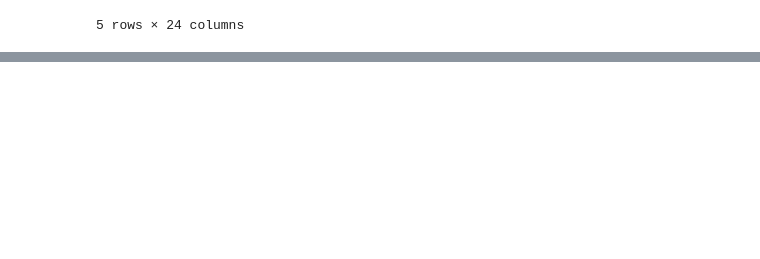
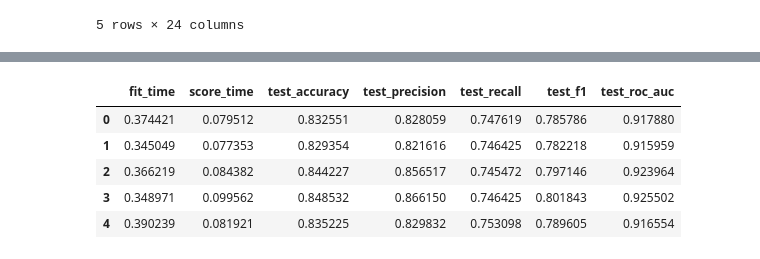
Before and after one commit to danqroz/lifestyle_and_wellbeing, a Jupyter notebook: main.ipynb, the cells around one changed output, grey strips where cells are left out. Cells and saved outputs as stored; diff of their text form; code cells hidden in the pictures; blank space fills up the shorter version.

Commit message:
model created and tunned

```diff
--- a/main.ipynb
+++ b/main.ipynb
@@ -15,0 +140,4 @@ df.head()
+# %%
+to_drop = df[df['DAILY_STRESS'] == '1/1/00'].index
+df.drop(index=to_drop, inplace=True)
+df.head()
@@ -15,0 +177,46 @@ df.head()
+# %%
+cat_pipe = Pipeline(steps=[
+    ('categorical_imputer', SimpleImputer(strategy='constant', fill_value='missing')),
+    ('onehot', OneHotEncoder(handle_unknown='ignore', sparse=False))
+])
+
+num_pipe = Pipeline(steps=[
+    ('numeric_imputer', SimpleImputer(strategy='median'))
+])
+
+processor = ColumnTransformer(
+    transformers=[
+        ("numeric", num_pipe, num_vars),
+        ('categorical', cat_pipe, cat_vars)
+    ], remainder='passthrough'
+)
+
+classifier = Pipeline(steps=[
+    ('col_transf', processor),
+    ('lgbm', LGBMClassifier(n_jobs=-1))
+    ]
+)
+
+X_train, X_test, y_train, y_test = train_test_split(X, y, train_size=.8, stratify=y, random_state=42)
+# %%
+from sklearn.model_selection import cross_validate, StratifiedKFold
+
+skf = StratifiedKFold(n_splits=5, shuffle=True, random_state=42)
+
+cv_results = cross_validate(
+    classifier,
+    X_train,
+    y_train,
+    scoring=['accuracy', 'precision', 'recall', 'f1', 'roc_auc'],
+    cv=skf,
+    n_jobs=-1
+)
+cv_results_df = pd.DataFrame(cv_results)
+cv_results_df
+# %% [output]
+|  | fit_time | score_time | test_accuracy | test_precision | test_recall | test_f1 | test_roc_auc |
+| 0 | 0.374421 | 0.079512 | 0.832551 | 0.828059 | 0.747619 | 0.785786 | 0.917880 |
+| 1 | 0.345049 | 0.077353 | 0.829354 | 0.821616 | 0.746425 | 0.782218 | 0.915959 |
+| 2 | 0.366219 | 0.084382 | 0.844227 | 0.856517 | 0.745472 | 0.797146 | 0.923964 |
+| 3 | 0.348971 | 0.099562 | 0.848532 | 0.866150 | 0.746425 | 0.801843 | 0.925502 |
+| 4 | 0.390239 | 0.081921 | 0.835225 | 0.829832 | 0.753098 | 0.789605 | 0.916554 |
```
Also changed, not shown: parts of 27 cells of this notebook.
